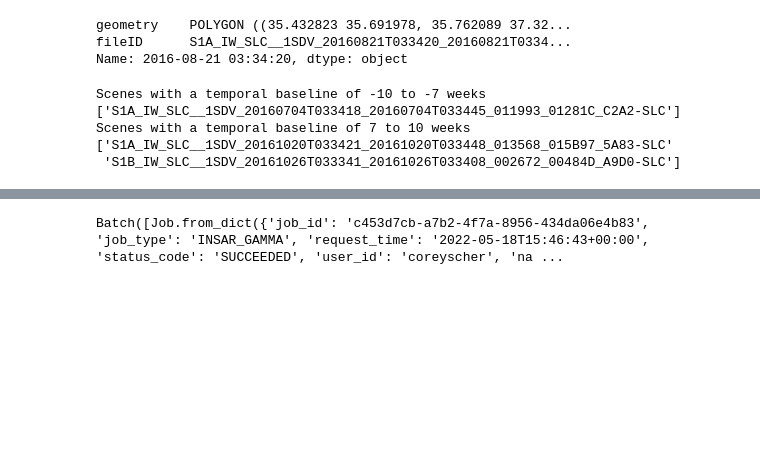
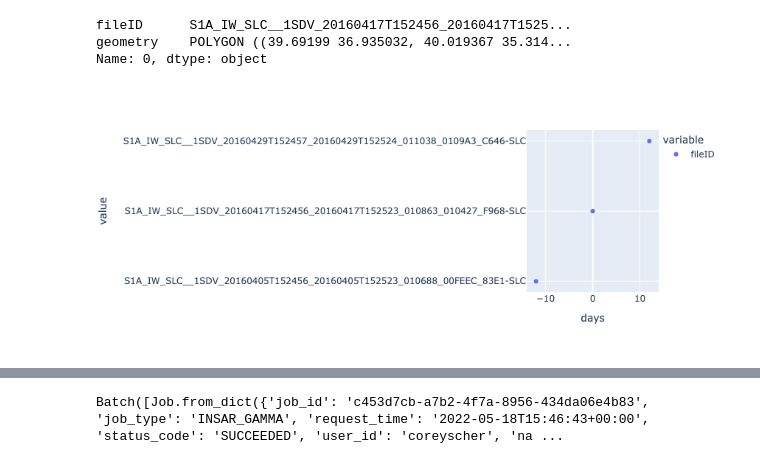
Before and after one commit to porefluid/arset, a Jupyter notebook: code/00_ARSET_Aleppo_DPM.ipynb, the cells around one changed output, grey strips where cells are left out. Drawn from its saved outputs; the diff is of its cells as text; code cells hidden in the pictures; blank space fills up the shorter version.

Commit message:
figures

```diff
--- a/code/00_ARSET_Aleppo_DPM.ipynb
+++ b/code/00_ARSET_Aleppo_DPM.ipynb
@@ -50,12 +54,12 @@ hyp3 = HyP3(username=credentials.loc['username'][0],
 wkt = "POLYGON((37.0072 36.091,37.3326 36.091,37.3326 36.3183,37.0072 36.3183,37.0072 36.091))"
 
 # Search ASF vertex for Sentinel-1 SLC scenesover the WKT region,
-# Return only 100 results until September, 5 2016
+# Return only 100 results until April 18, 2016
 results = asf.geo_search(platform=[asf.PLATFORM.SENTINEL1],
                          intersectsWith=wkt,
-                         maxResults=100,
+                         maxResults=10,
                         processingLevel = 'SLC',
-                        end = '2016-09-05').data
+                        end = '2016-04-18').data
 # %%
 # Function to translate Sentinel-1 swath footprint text into a shapely polygon and return alongside the fileID
 
@@ -91,7 +95,7 @@ gdf.iloc[0:5].explore(m = mapa,
 [interactive output not drawn]
 # %%
 # Let's choose the scene acquired on August 27, 2016 as a reference
-reference_scene = gdf.iloc[4]
+reference_scene = gdf.iloc[0]
 
 # Print out the scene ID to make sure it's the right one!
 print(reference_scene)
@@ -99,9 +103,9 @@ print(reference_scene)
 # We can use this ID to generate an InSAR stack with the ASF tools
 insar_stack  = asf.stack_from_id(reference_scene['fileID'])
 # %% [output]
-geometry    POLYGON ((35.432823 35.691978, 35.762089 37.32...
-fileID      S1A_IW_SLC__1SDV_20160821T033420_20160821T0334...
-Name: 2016-08-21 03:34:20, dtype: object
+fileID      S1A_IW_SLC__1SDV_20160417T152456_20160417T1525...
+geometry    POLYGON ((39.69199 36.935032, 40.019367 35.314...
+Name: 0, dtype: object
 # %%
 # We are going to pick secondary SAR scenes based on temporal baseline
 # of about 8 weeks relative to the reference from August 21, 2016.
@@ -112,19 +116,16 @@ Name: 2016-08-21 03:34:20, dtype: object
 temp_baselines = []
 for i in insar_stack:
     tempBaseline = i.properties['temporalBaseline']
-    weeks = int(tempBaseline/7)
+    days = int(tempBaseline)
+    temp_baselines.append([tempBaseline, days, i.properties['fileID']])
 
-    temp_baselines.append([tempBaseline, weeks, i.properties['fileID']])
-
-
-temp_baselines = pd.DataFrame(temp_baselines, columns = ['tempBasline', 'weeks', 'fileID']).set_index('weeks')
-
-print('Scenes with a temporal baseline of -10 to -7 weeks', temp_baselines.loc[-9:-7]['fileID'].values)
-print('Scenes with a temporal baseline of 7 to 10 weeks', temp_baselines.loc[8:9]['fileID'].values)
+temp_baselines = pd.DataFrame(temp_baselines, columns = ['tempBasline', 'days', 'fileID']).set_index('days')
-# %% [output]
-Scenes with a temporal baseline of -10 to -7 weeks ['S1A_IW_SLC__1SDV_20160704T033418_20160704T033445_011993_01281C_C2A2-SLC']
-Scenes with a temporal baseline of 7 to 10 weeks ['S1A_IW_SLC__1SDV_20161020T033421_20161020T033448_013568_015B97_5A83-SLC'
- 'S1B_IW_SLC__1SDV_20161026T033341_20161026T033408_002672_00484D_A9D0-SLC']
+# %%
+# Let's plot the temporal baseline of the InSAR pairs 12 days before and 12 days after our reference scene acquisition
+
+temp_baselines.loc[-12:12]['fileID'].plot(kind='scatter')
+# %% [output]
+[figure, added]
 # %%
 # Let's filter the stack for dates that are of interest for our bi-temporal coherence comparison
 picks = []
```
Also changed, not shown: parts of 9 cells of this notebook, 1 other file.
